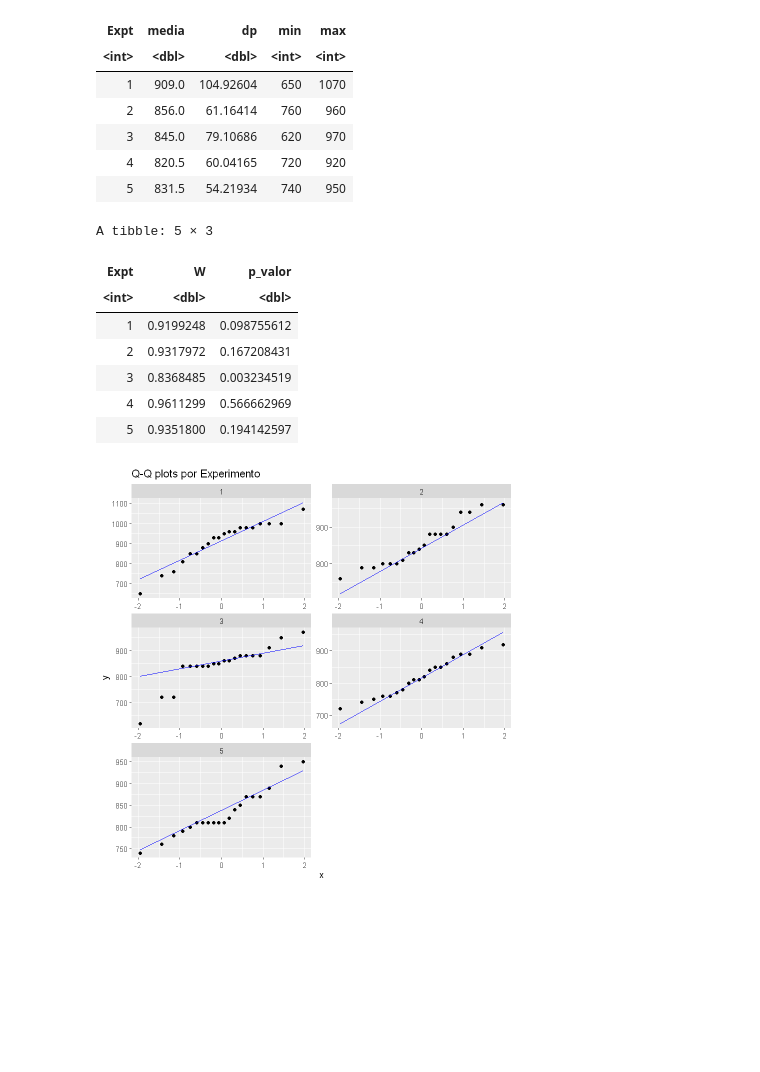
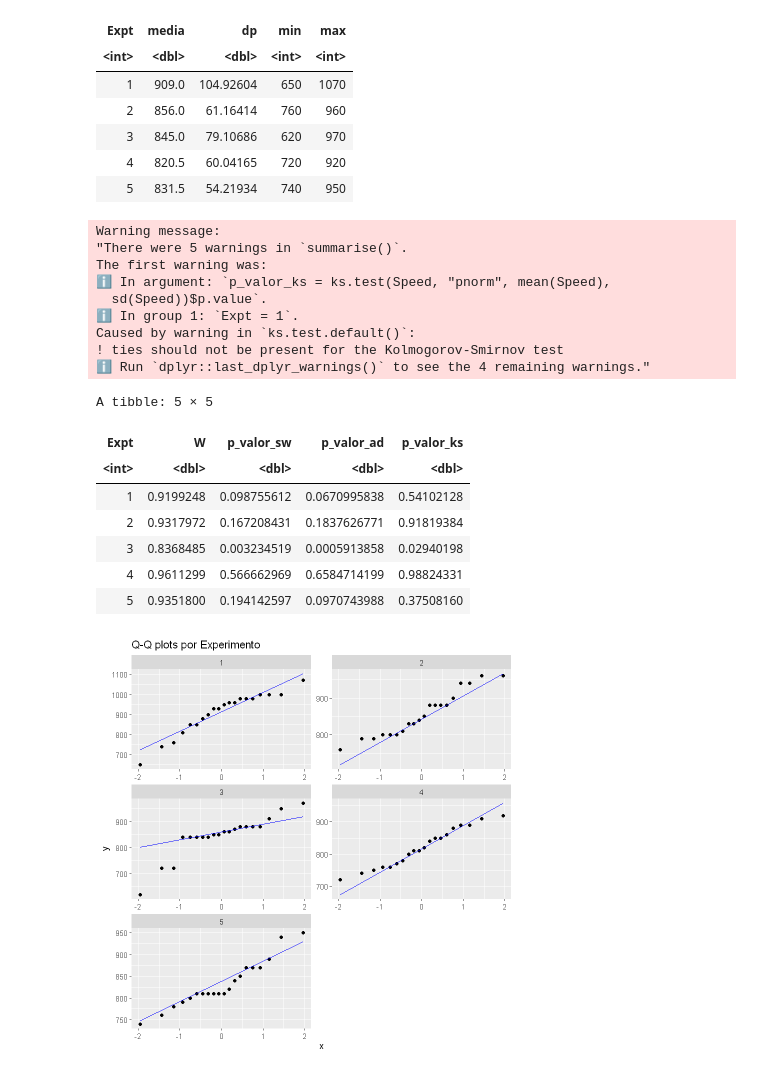
Before and after one commit to Marcehlin/Atividades-2026_1, a Jupyter notebook: Planejamento/Planejamento atividade 3(R).ipynb, the cells around one changed output. Cells and saved outputs as stored; diff of their text form; code cells hidden in the pictures; blank space fills up the shorter version.

```diff
--- a/Planejamento/Planejamento atividade 3(R).ipynb
+++ b/Planejamento/Planejamento atividade 3(R).ipynb
@@ -28,22 +28,33 @@ A rowwise_df: 5 × 5
 | 5 | 831.5 | 54.21934 | 740 | 950 |
 # %%
 library(dplyr)
-
+library(nortest)
 morley %>%
   group_by(Expt) %>%
   summarise(
     W = shapiro.test(Speed)$statistic,
-    p_valor = shapiro.test(Speed)$p.value
+    p_valor_sw = shapiro.test(Speed)$p.value,
+    p_valor_ad = ad.test(Speed)$p.value,
+    p_valor_ks = ks.test(Speed, "pnorm", mean(Speed), sd(Speed))$p.value
   )
 # %% [output]
-A tibble: 5 × 3
+Warning message:
+"There were 5 warnings in `summarise()`.
+The first warning was:
+ℹ In argument: `p_valor_ks = ks.test(Speed, "pnorm", mean(Speed),
+  sd(Speed))$p.value`.
+ℹ In group 1: `Expt = 1`.
+Caused by warning in `ks.test.default()`:
+! ties should not be present for the Kolmogorov-Smirnov test
+ℹ Run `dplyr::last_dplyr_warnings()` to see the 4 remaining warnings."
+A tibble: 5 × 5
-| Expt | W | p_valor |
-| <int> | <dbl> | <dbl> |
-| 1 | 0.9199248 | 0.098755612 |
-| 2 | 0.9317972 | 0.167208431 |
-| 3 | 0.8368485 | 0.003234519 |
-| 4 | 0.9611299 | 0.566662969 |
-| 5 | 0.9351800 | 0.194142597 |
+| Expt | W | p_valor_sw | p_valor_ad | p_valor_ks |
+| <int> | <dbl> | <dbl> | <dbl> | <dbl> |
+| 1 | 0.9199248 | 0.098755612 | 0.0670995838 | 0.54102128 |
+| 2 | 0.9317972 | 0.167208431 | 0.1837626771 | 0.91819384 |
+| 3 | 0.8368485 | 0.003234519 | 0.0005913858 | 0.02940198 |
+| 4 | 0.9611299 | 0.566662969 | 0.6584714199 | 0.98824331 |
+| 5 | 0.9351800 | 0.194142597 | 0.0970743988 | 0.37508160 |
 # %%
 # Com ggplot2 (recomendado, pois facetas facilitam a comparação)
 library(ggplot2)
```
Also changed, not shown: 8 other files.
